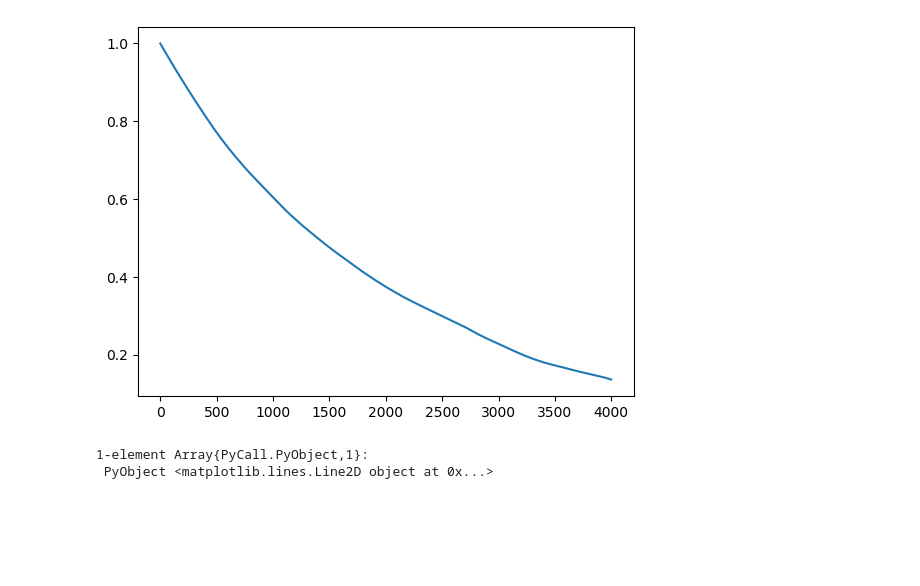
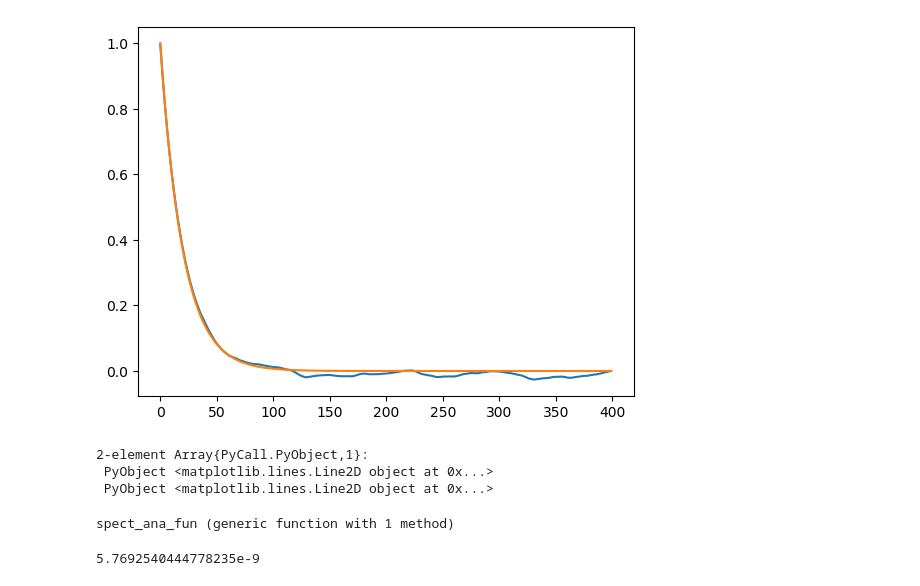
Before and after one commit to JaredMcB/DDRM, a Jupyter notebook: Examples/LinearSDE/Scalar LinearSDE Model Tester.ipynb, the cells around one changed output. Saved outputs shown, nothing was run; the diff lists cells and outputs as text; code cells hidden in the pictures; blank space fills up the shorter version.

```diff
--- a/Examples/LinearSDE/Scalar LinearSDE Model Tester.ipynb
+++ b/Examples/LinearSDE/Scalar LinearSDE Model Tester.ipynb
@@ -31,9 +36,27 @@ plot(X[1,1:200:end])
 1-element Array{PyCall.PyObject,1}:
  PyObject <matplotlib.lines.Line2D object at 0x...>
-# %%
-A1 = autocor(X[1,:],1:4000)
-plot(A1)
-# %% [output]
-[figure, removed]
-1-element Array{PyCall.PyObject,1}:
- PyObject <matplotlib.lines.Line2D object at 0x...>
+# %%
+lags = 1:100:40000
+
+A1 = real(my_crosscor(X[1,:],X[1,:],lags))
+A1_ana = [((1 .+ h*A)^n)[1] for n = lags]
+
+plot([real(A1) A1_ana])
+# %% [output]
+[figure, added]
+2-element Array{PyCall.PyObject,1}:
+ PyObject <matplotlib.lines.Line2D object at 0x...>
+ PyObject <matplotlib.lines.Line2D object at 0x...>
+# %%
+spect_ana_fun(z) = h*σ[1]^2/( (1-(1+h*A[1])/z)*(1-(1+h*A[1])*z))
+N = size(X,2)
+Θ = 2π*(0:N-1)/N
+Z = exp.(im*Θ)
+
+spect_ana = spect_ana_fun.(Z)
+# %% [output]
+spect_ana_fun (generic function with 1 method)
+# %%
+maximum(abs.(imag.(spect_ana))) # check size of imaginary part
+# %% [output]
+5.7692540444778235e-9
```
Also changed, not shown: parts of 7 cells of this notebook, 3 other files.
